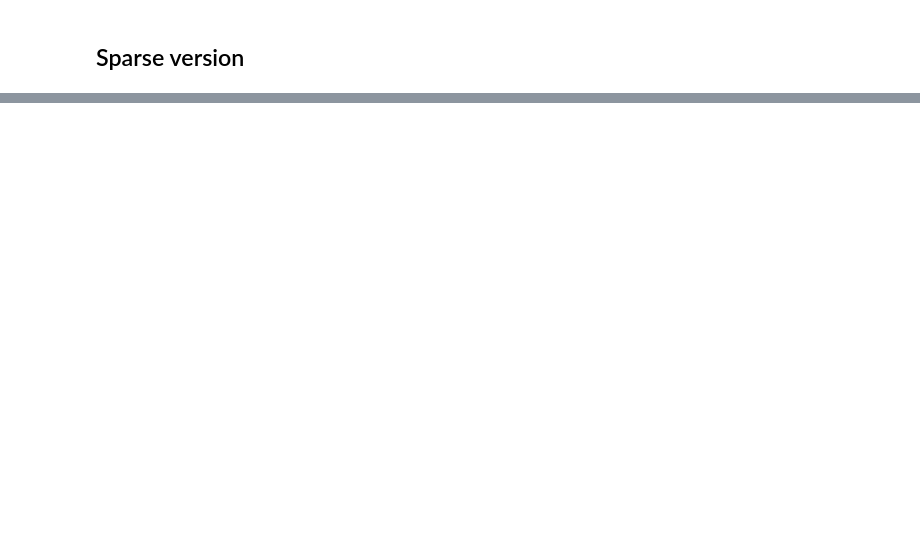
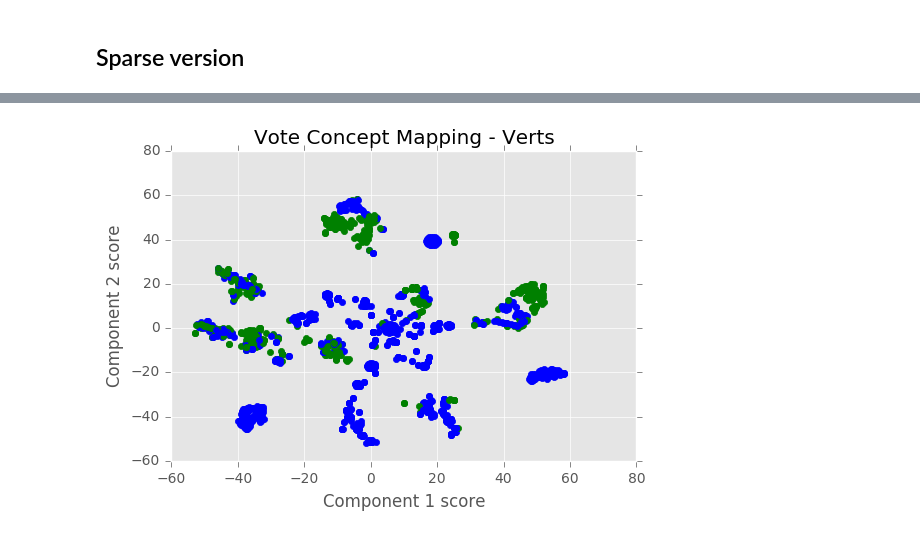
Before and after one commit to lazareGirardin/DataJamDays, a Jupyter notebook: Parlement_all_votes.ipynb, the cells around one changed output, grey strips where cells are left out. Cells and saved outputs as stored; diff of their text form; code cells hidden in the pictures; blank space fills up the shorter version.

```diff
--- a/Parlement_all_votes.ipynb
+++ b/Parlement_all_votes.ipynb
@@ -198,10 +321,14 @@ for i,c in enumerate(good_dict):
 # %%
-plt.title("Politician Concept Mapping")
-x = H_embedded[:,0]
-y = H_embedded[:,1]
-plt.scatter(x,y)
+# Exemple Verts
+plt.figure(1)
+plt.title("Vote Concept Mapping - Verts")
+x = W_embedded[0,:]
+y = W_embedded[1,:]
+color_dict = {0:'blue', 1:'green'}
 plt.xlabel("Component 1 score")
 plt.ylabel("Component 2 score")
-for i,c in enumerate(conseil_dict):
-    plt.annotate(c, (H_embedded[:,0][i], H_embedded[:,1][i]))
-plt.show()
+
+for i,c in enumerate(voter_pattern_df['Verts']):
+    plt.scatter(W_embedded[:,0][i], W_embedded[:,1][i], color=color_dict[voter_pattern_df['Verts'].iloc[i]])
+# %% [output]
+[figure, added]
```
Also changed, not shown: parts of 26 cells of this notebook.
